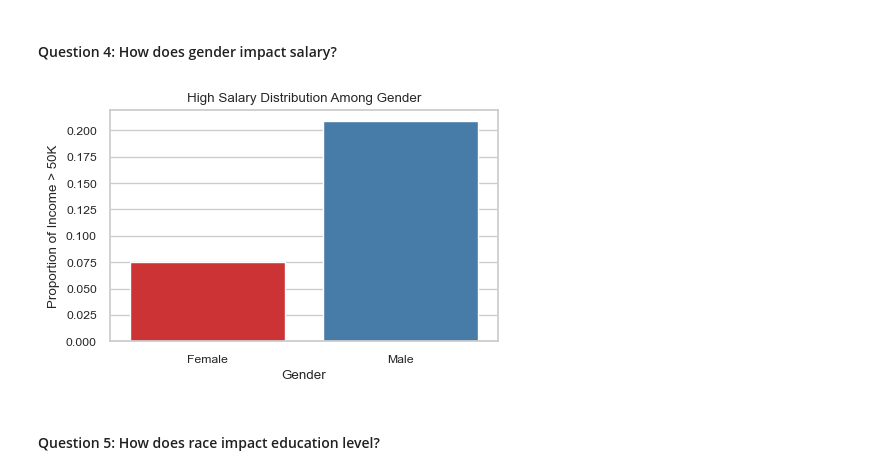
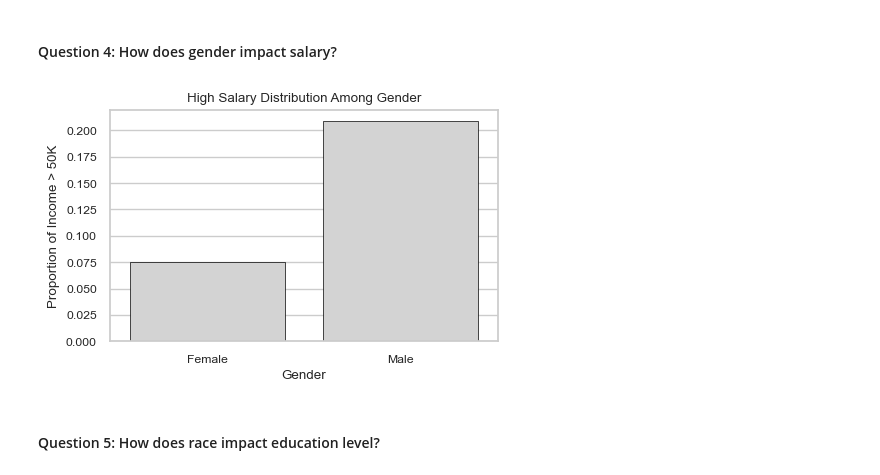
Before and after one commit to ss73/Programming-in-Python-Standard-and-External-Library-Packages-5KK048-53603, a Jupyter notebook: examination-track-2-salary-prediction.ipynb, the cells around one changed output. Cells and saved outputs as stored; diff of their text form; code cells hidden in the pictures.

```diff
--- a/examination-track-2-salary-prediction.ipynb
+++ b/examination-track-2-salary-prediction.ipynb
@@ -219,15 +222,16 @@ plt.show()
 # %%
 # Calculate the income distribution within each education length group
 income_distribution = df_cleaned.groupby('sex', observed=False)['above-50k'].mean()
 # Plot the income distribution
 plt.figure(figsize=(5, 3))
-sns.barplot(x=income_distribution.index, y=income_distribution.values, palette='Set1', hue=income_distribution.index)
+#sns.barplot(x=income_distribution.index, y=income_distribution.values, palette='Set1', hue=income_distribution.index)
+sns.barplot(x=income_distribution.index, y=income_distribution.values, color='lightgray', edgecolor='black', linewidth=0.5)
 plt.xlabel('Gender')
 plt.ylabel('Proportion of Income > 50K')
 plt.title('High Salary Distribution Among Gender')
 plt.show()
 # %% [output]
-[figure, old version]
+[figure, new version]
 # %% [markdown]
 #### Question 5: How does race impact education level?
 # %%
```
Also changed, not shown: parts of 4 cells of this notebook.
